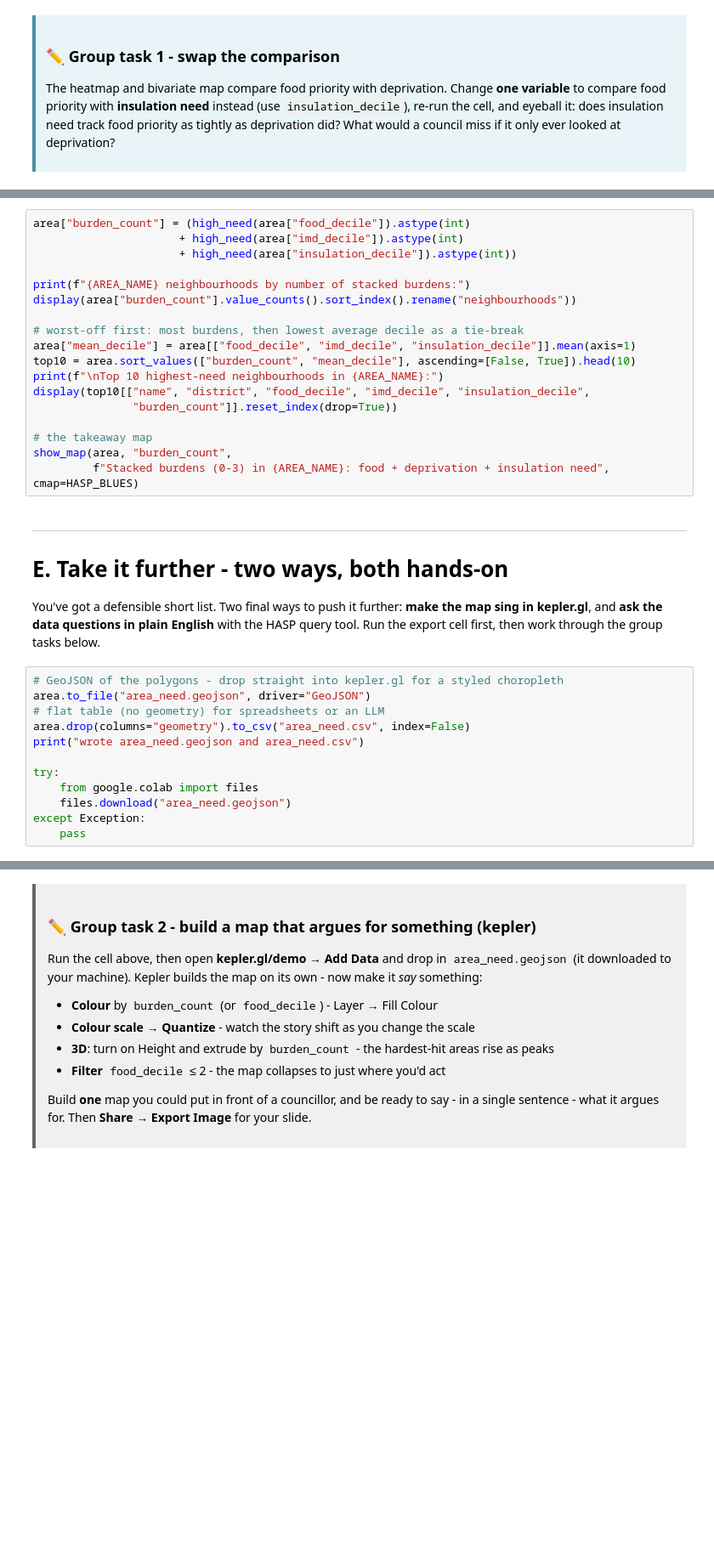
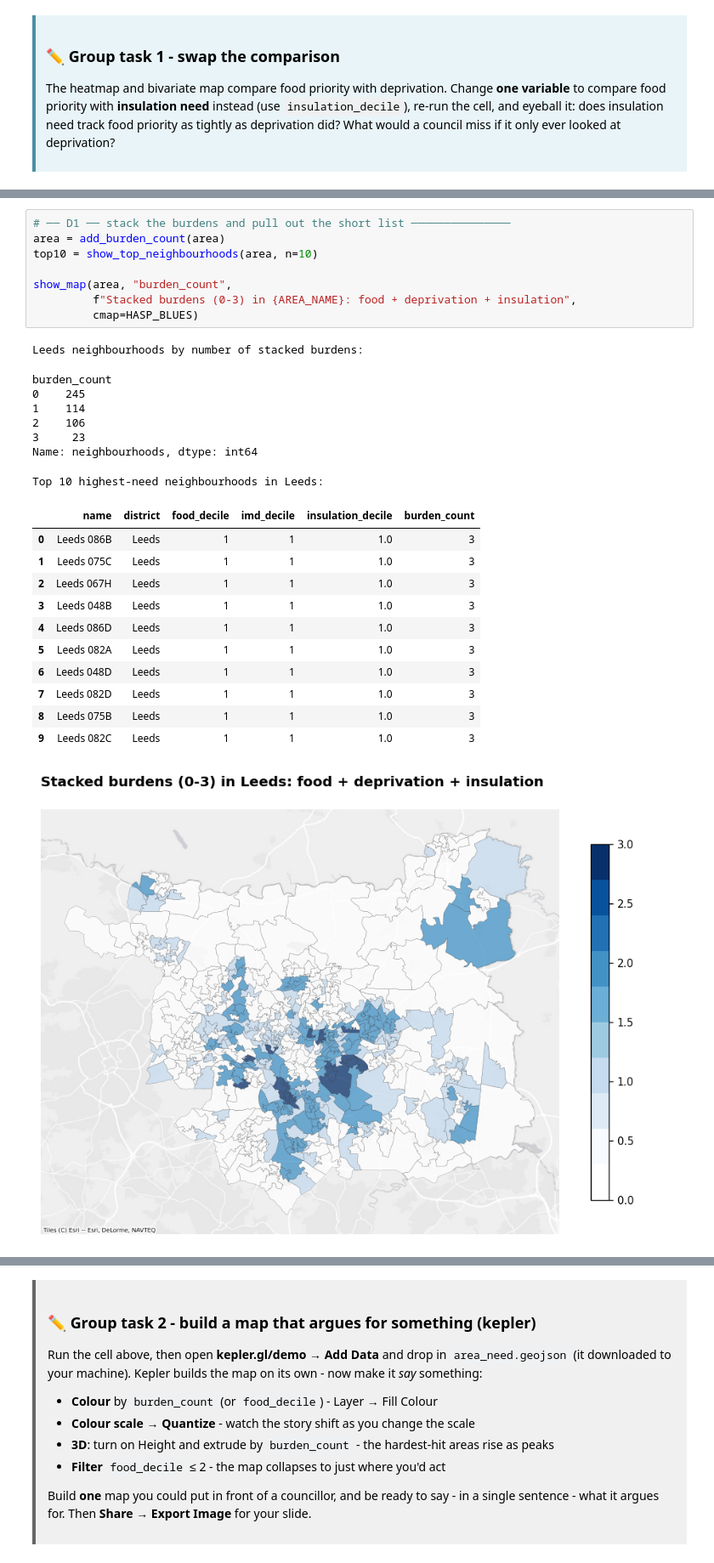
Before and after one commit to Leeds-HASP/digital-festival-2026, a Jupyter notebook: HASP_workshop.ipynb, the cells around one changed output, grey strips where cells are left out. Shown at 85% size. Saved outputs shown, nothing was run; the diff lists cells and outputs as text; blank space fills up the shorter version.

```diff
--- a/HASP_workshop.ipynb
+++ b/HASP_workshop.ipynb
@@ -376,37 +551,29 @@ the short list is to where you draw the "high need" line.)
-# %%
-area["burden_count"] = (high_need(area["food_decile"]).astype(int)
-                      + high_need(area["imd_decile"]).astype(int)
-                      + high_need(area["insulation_decile"]).astype(int))
-
-print(f"{AREA_NAME} neighbourhoods by number of stacked burdens:")
-display(area["burden_count"].value_counts().sort_index().rename("neighbourhoods"))
-
-# worst-off first: most burdens, then lowest average decile as a tie-break
-area["mean_decile"] = area[["food_decile", "imd_decile", "insulation_decile"]].mean(axis=1)
-top10 = area.sort_values(["burden_count", "mean_decile"], ascending=[False, True]).head(10)
-print(f"\nTop 10 highest-need neighbourhoods in {AREA_NAME}:")
-display(top10[["name", "district", "food_decile", "imd_decile", "insulation_decile",
-               "burden_count"]].reset_index(drop=True))
-
-# the takeaway map
-show_map(area, "burden_count",
-         f"Stacked burdens (0-3) in {AREA_NAME}: food + deprivation + insulation need", cmap=HASP_BLUES)
-# %% [markdown]
----
-# E. Take it further - two ways, both hands-on
-
-You've got a defensible short list. Two final ways to push it further: **make the map sing in
-kepler.gl**, and **ask the data questions in plain English** with the HASP query tool. Run the export
-cell first, then work through the group tasks below.
-# %%
-# GeoJSON of the polygons - drop straight into kepler.gl for a styled choropleth
-area.to_file("area_need.geojson", driver="GeoJSON")
-# flat table (no geometry) for spreadsheets or an LLM
-area.drop(columns="geometry").to_csv("area_need.csv", index=False)
-print("wrote area_need.geojson and area_need.csv")
-
-try:
-    from google.colab import files
-    files.download("area_need.geojson")
-except Exception:
-    pass
+# %%
+# ── D1 ── stack the burdens and pull out the short list ───────────────
+area = add_burden_count(area)
+top10 = show_top_neighbourhoods(area, n=10)
+
+show_map(area, "burden_count",
+         f"Stacked burdens (0-3) in {AREA_NAME}: food + deprivation + insulation",
+         cmap=HASP_BLUES)
+# %% [output]
+Leeds neighbourhoods by number of stacked burdens:
+burden_count
+0    245
+1    114
+2    106
+3     23
+Name: neighbourhoods, dtype: int64
+Top 10 highest-need neighbourhoods in Leeds:
+|  | name | district | food_decile | imd_decile | insulation_decile | burden_count |
+| 0 | Leeds 086B | Leeds | 1 | 1 | 1.0 | 3 |
+| 1 | Leeds 075C | Leeds | 1 | 1 | 1.0 | 3 |
+| 2 | Leeds 067H | Leeds | 1 | 1 | 1.0 | 3 |
+| 3 | Leeds 048B | Leeds | 1 | 1 | 1.0 | 3 |
+| 4 | Leeds 086D | Leeds | 1 | 1 | 1.0 | 3 |
+| 5 | Leeds 082A | Leeds | 1 | 1 | 1.0 | 3 |
+| 6 | Leeds 048D | Leeds | 1 | 1 | 1.0 | 3 |
+| 7 | Leeds 082D | Leeds | 1 | 1 | 1.0 | 3 |
+| 8 | Leeds 075B | Leeds | 1 | 1 | 1.0 | 3 |
+| 9 | Leeds 082C | Leeds | 1 | 1 | 1.0 | 3 |
+[figure, added]
```
Also changed, not shown: parts of 48 cells of this notebook.
